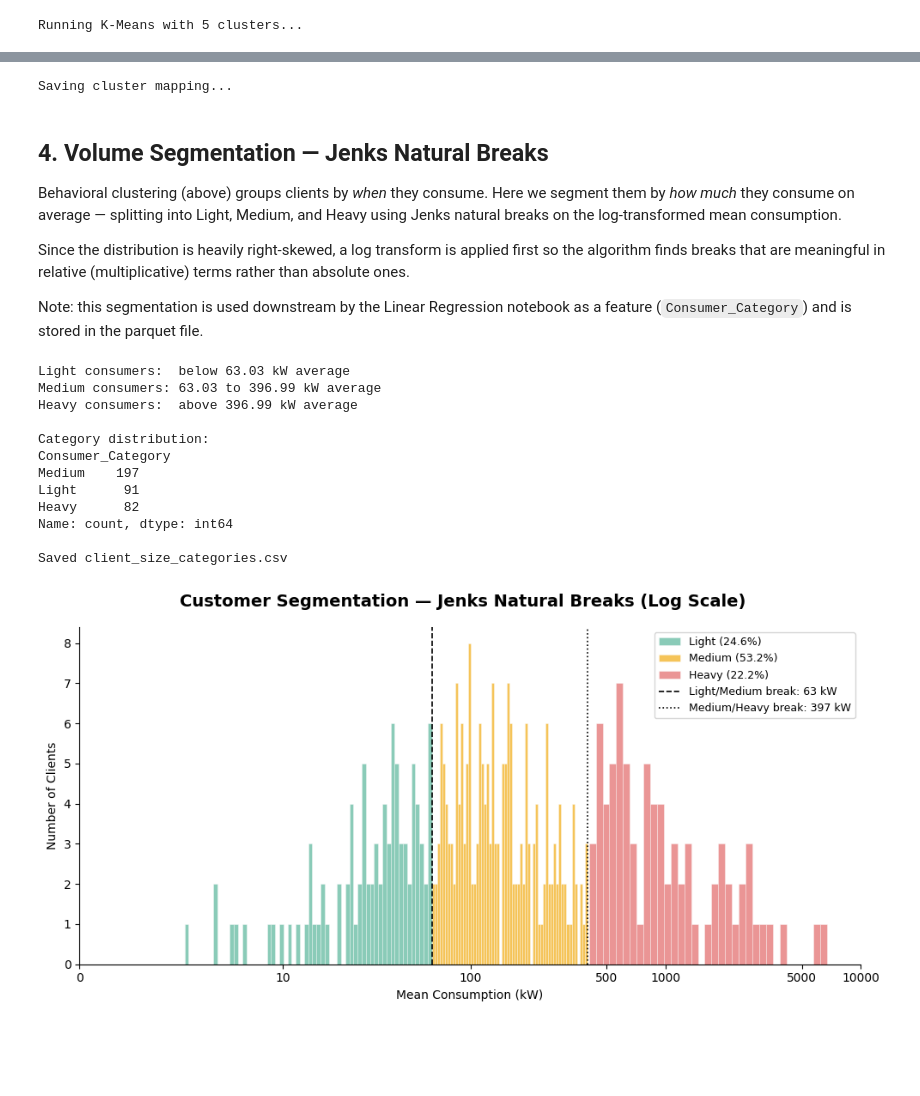
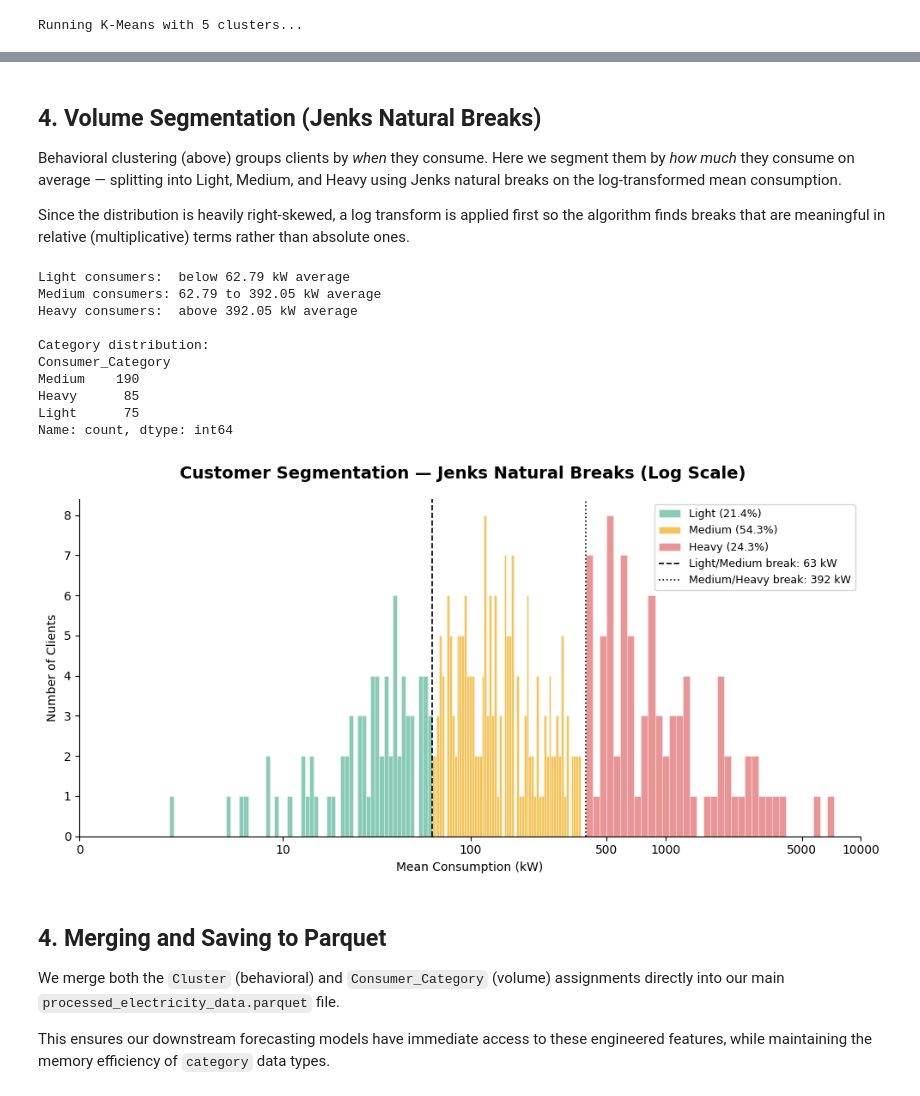
Before and after one commit to lucabarattini/forecasting-electricity, a Jupyter notebook: notebooks/0.5_clustering.ipynb, the cells around one changed output, grey strips where cells are left out. Saved outputs shown, nothing was run; the diff lists cells and outputs as text; code cells hidden in the pictures; blank space fills up the shorter version.

```diff
--- a/notebooks/0.5_clustering.ipynb
+++ b/notebooks/0.5_clustering.ipynb
@@ -115,33 +119,24 @@ plt.show()
-# %%
-# Save Cluster Mapping
-print("Saving cluster mapping...")
-mapping.to_csv('../Datasets/client_clusters.csv', index=False)
-# %% [output]
-Saving cluster mapping...
 # %% [markdown]
-## 4. Volume Segmentation — Jenks Natural Breaks
+## 4. Volume Segmentation (Jenks Natural Breaks)
 
 Behavioral clustering (above) groups clients by *when* they consume. Here we segment them by *how much* they consume on average — splitting into Light, Medium, and Heavy using Jenks natural breaks on the log-transformed mean consumption.
 
 Since the distribution is heavily right-skewed, a log transform is applied first so the algorithm finds breaks that are meaningful in relative (multiplicative) terms rather than absolute ones.
-
-Note: this segmentation is used downstream by the Linear Regression notebook as a feature (`Consumer_Category`) and is stored in the parquet file.
 # %%
-# ---------------------------------------------------------
-# Volume Segmentation — Jenks Natural Breaks
-# Load all years (not filtered) — we need the full consumption history per client
-# ---------------------------------------------------------
-df_vol = pd.read_parquet('../Datasets/processed_electricity_data.parquet',
-                         columns=['ClientID', 'Consumption'])
+# Calculate historical mean consumption per client.
+# We strictly use 'df_train' to prevent Data Leakage from the test set.
+client_means = df_train.groupby('ClientID', observed=True)['Consumption'].mean()
 
-client_means = df_vol.groupby('ClientID', observed=True)['Consumption'].mean()
-del df_vol
+# Electricity consumption is heavily skewed (long-tail distribution).
+# We apply a log1p transformation (log(1+x)) to normalize the variance before passing it to the Jenks algorithm, ensuring better break points.
+log_means = np.log1p(client_means)
 
-log_means = np.log1p(client_means)
+# Calculate Jenks Natural Breaks for 3 classes (Light, Medium, Heavy)
 breaks    = jenks_breaks(log_means.values, n_classes=3)
-
 light_threshold_log = breaks[1]
 heavy_threshold_log = breaks[2]
+
+# Revert the thresholds back to the original scale to interpret the thresholds in real-world units.
 light_threshold     = np.expm1(breaks[1])
 heavy_threshold     = np.expm1(breaks[2])
 
@@ -150,6 +145,9 @@ print(f"Medium consumers: {light_threshold:.2f} to {heavy_threshold:.2f} kW aver
 print(f"Heavy consumers:  above {heavy_threshold:.2f} kW average")
 
 def categorize_client(mean_val):
+    """
+    Helper function to classify clients based on the calculated log thresholds
+    """
     log_val = np.log1p(mean_val)
     if log_val <= light_threshold_log:
         return 'Light'
@@ -158,67 +156,71 @@ def categorize_client(mean_val):
     else:
         return 'Heavy'
 
+# Apply the categorization to the entire client base
 client_categories = client_means.apply(categorize_client).rename('Consumer_Category')
 
 print(f"\nCategory distribution:")
 print(client_categories.value_counts())
-
-# Save as standalone CSV
-client_categories.reset_index().to_csv('../Datasets/client_size_categories.csv', index=False)
-print("\nSaved client_size_categories.csv")
 # %% [output]
-Light consumers:  below 63.03 kW average
-Medium consumers: 63.03 to 396.99 kW average
-Heavy consumers:  above 396.99 kW average
+Light consumers:  below 62.79 kW average
+Medium consumers: 62.79 to 392.05 kW average
+Heavy consumers:  above 392.05 kW average
 
 Category distribution:
 Consumer_Category
-Medium    197
-Light      91
-Heavy      82
+Medium    190
+Heavy      85
+Light      75
 Name: count, dtype: int64
-
-Saved client_size_categories.csv
 # %%
-# ---------------------------------------------------------
-# Jenks Visualization — Histogram with log-scale x-axis
-# ---------------------------------------------------------
+
+# Merge the mean consumption values with their new categorical labels
 cat_labels = client_categories.reset_index()
 cat_labels.columns = ['ClientID', 'Consumer_Category']
 plot_df = client_means.reset_index()
 plot_df.columns = ['ClientID', 'MeanConsumption']
 plot_df = plot_df.merge(cat_labels, on='ClientID').sort_values('MeanConsumption').reset_index(drop=True)
 
+# Calculate the percentage distribution for the chart legend
 pcts   = plot_df['Consumer_Category'].value_counts(normalize=True) * 100
-colors = {'Light': '#4CAF93', 'Medium': '#F0A500', 'Heavy': '#E05C5C'}
+colors = {
+    'Light': '#4CAF93',
+    'Medium': '#F0A500',
+    'Heavy': '#E05C5C'
+    }
 
+# Jenks Visualization: Histogram with log-scale x-axis
 fig, ax = plt.subplots(figsize=(10, 5))
 fig.suptitle('Customer Segmentation — Jenks Natural Breaks (Log Scale)', fontsize=14, fontweight='bold')
 
 for label, color in colors.items():
     vals = np.log1p(plot_df.loc[plot_df['Consumer_Category'] == label, 'MeanConsumption'])
     ax.hist(vals, bins=60, color=color, alpha=0.65, label=f"{label} ({pcts[label]:.1f}%)",
             edgecolor='white', linewidth=0.4)
 
 ax.axvline(light_threshold_log, color='black', linestyle='--', linewidth=1.2,
            label=f'Light/Medium break: {light_threshold:.0f} kW')
 ax.axvline(heavy_threshold_log, color='black', linestyle=':', linewidth=1.2,
            label=f'Medium/Heavy break: {heavy_threshold:.0f} kW')
 
 tick_vals_kw  = [0, 10, 100, 500, 1000, 5000, 10000]
 tick_vals_log = np.log1p(tick_vals_kw)
 ax.set_xticks(tick_vals_log)
 ax.set_xticklabels([str(v) for v in tick_vals_kw])
 ax.set_xlim(np.log1p(0), np.log1p(10000))
 
 ax.set_xlabel('Mean Consumption (kW)')
 ax.set_ylabel('Number of Clients')
 ax.legend(fontsize=9)
 ax.spines[['top', 'right']].set_visible(False)
 
 plt.tight_layout()
-plt.savefig('../Images & Videos/jenks_segmentation.png', dpi=150, bbox_inches='tight')
 plt.show()
 # %% [output]
-[figure, old version]
+[figure, new version]
+# %% [markdown]
+## 4. Merging and Saving to Parquet
+We merge both the `Cluster` (behavioral) and `Consumer_Category` (volume) assignments directly into our main `processed_electricity_data.parquet` file.
+
+This ensures our downstream forecasting models have immediate access to these engineered features, while maintaining the memory efficiency of `category` data types.
 # %%
```
Also changed, not shown: parts of 8 cells of this notebook.
